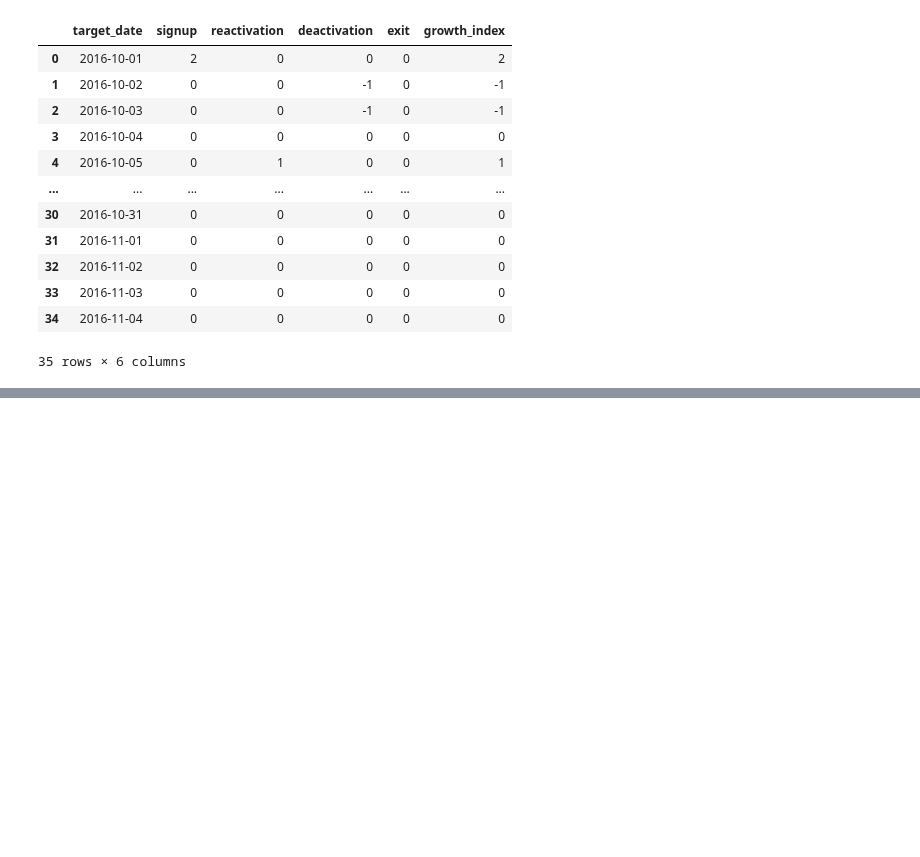
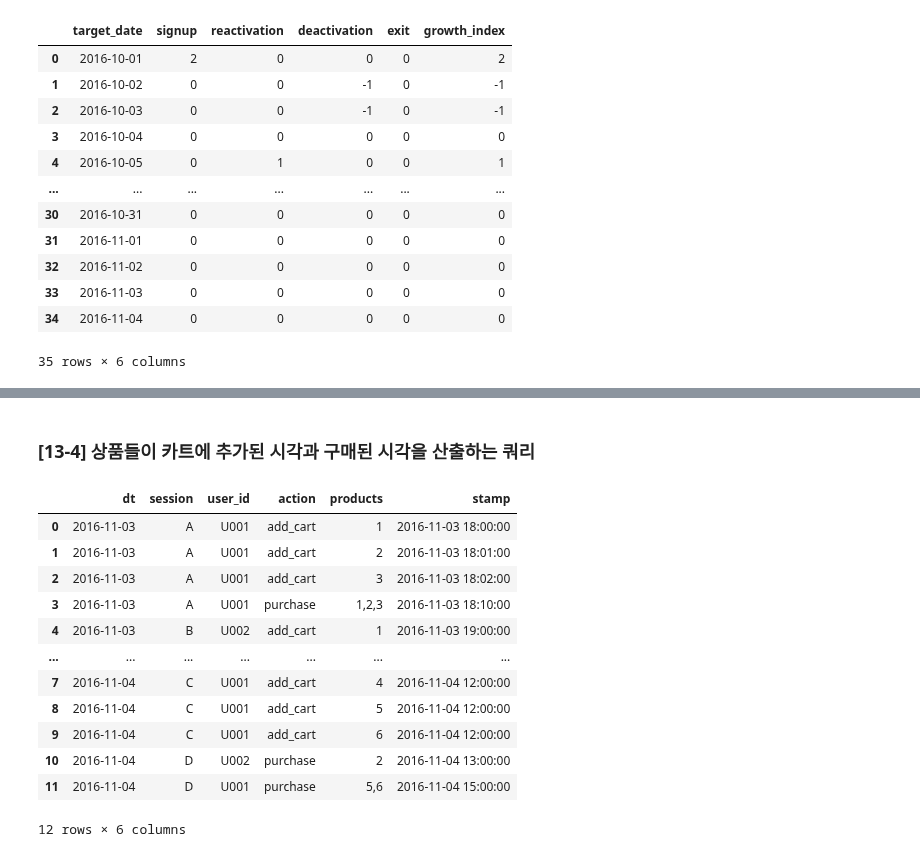
Before and after one commit to mittwoch09/Today-I-Learned, a Jupyter notebook: DataAnalysis/data_extraction_to_understand_users_2.ipynb, the cells around one changed output, grey strips where cells are left out. Drawn from its saved outputs; the diff is of its cells as text; code cells hidden in the pictures; blank space fills up the shorter version.

```diff
--- a/DataAnalysis/data_extraction_to_understand_users_2.ipynb
+++ b/DataAnalysis/data_extraction_to_understand_users_2.ipynb
@@ -2076,0 +2194,18 @@ select(query_1226)
+# %% [markdown]
+### [13-4] 상품들이 카트에 추가된 시각과 구매된 시각을 산출하는 쿼리
+# %%
+select('SELECT * FROM action_log;')
+# %% [output]
+|  | dt | session | user_id | action | products | stamp |
+| 0 | 2016-11-03 | A | U001 | add_cart | 1 | 2016-11-03 18:00:00 |
+| 1 | 2016-11-03 | A | U001 | add_cart | 2 | 2016-11-03 18:01:00 |
+| 2 | 2016-11-03 | A | U001 | add_cart | 3 | 2016-11-03 18:02:00 |
+| 3 | 2016-11-03 | A | U001 | purchase | 1,2,3 | 2016-11-03 18:10:00 |
+| 4 | 2016-11-03 | B | U002 | add_cart | 1 | 2016-11-03 19:00:00 |
+| ... | ... | ... | ... | ... | ... | ... |
+| 7 | 2016-11-04 | C | U001 | add_cart | 4 | 2016-11-04 12:00:00 |
+| 8 | 2016-11-04 | C | U001 | add_cart | 5 | 2016-11-04 12:00:00 |
+| 9 | 2016-11-04 | C | U001 | add_cart | 6 | 2016-11-04 12:00:00 |
+| 10 | 2016-11-04 | D | U002 | purchase | 2 | 2016-11-04 13:00:00 |
+| 11 | 2016-11-04 | D | U001 | purchase | 5,6 | 2016-11-04 15:00:00 |
+12 rows × 6 columns
```
Also changed, not shown: parts of 14 cells of this notebook.
